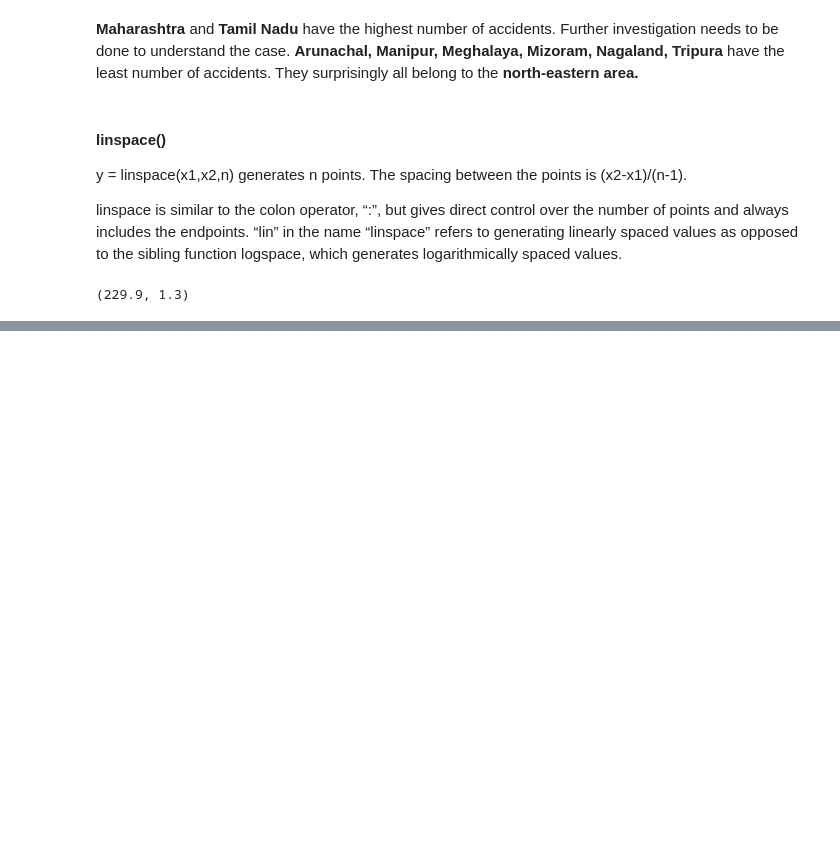
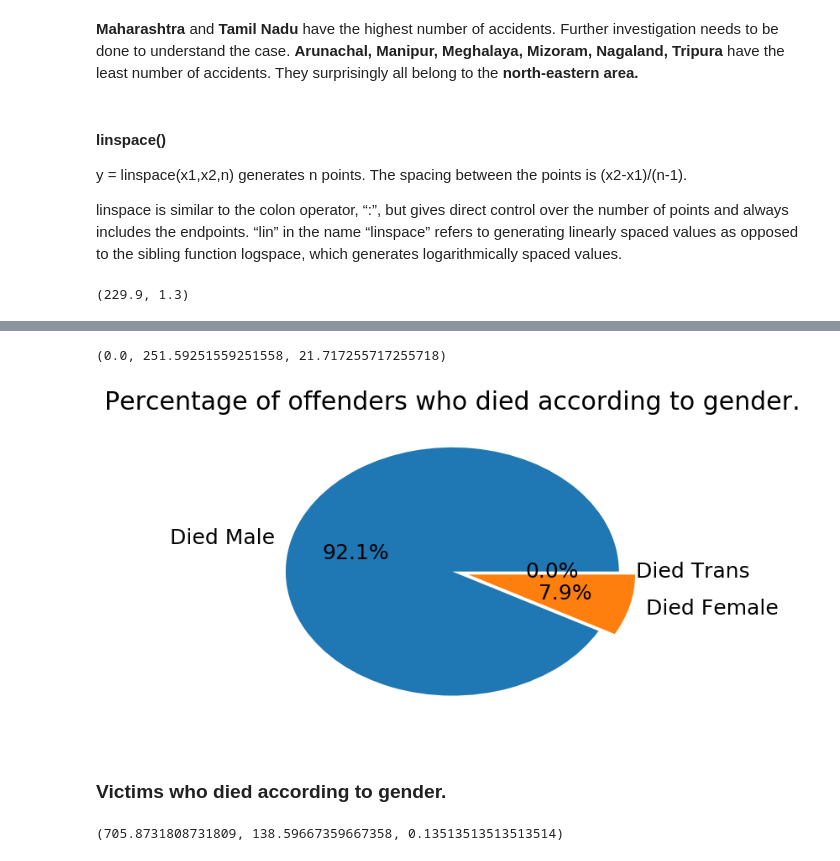
Before and after one commit to katreparitosh/Multi-Dimentional-Data-Analytics-of-Road-Accidents-in-India, a Jupyter notebook: Road-Accidents-Analysis.ipynb, the cells around one changed output, grey strips where cells are left out. Cells and saved outputs as stored; diff of their text form; code cells hidden in the pictures; blank space fills up the shorter version.

```diff
--- a/Road-Accidents-Analysis.ipynb
+++ b/Road-Accidents-Analysis.ipynb
@@ -392,0 +421,20 @@ numpy.float64
+# %%
+meanOffMale = (np.mean(df1['Offenders (Driver/Pedestrian) Died_Male']))
+# %%
+meanOffFemale = (np.mean(df1['Offenders (Driver/Pedestrian) Died_Female']))
+# %%
+meanOffTrans = (np.mean(df1['Offenders (Driver/Pedestrian) Died_Transgender']))
+meanOffTrans, meanOffMale, meanOffFemale
+# %% [output]
+(0.0, 251.59251559251558, 21.717255717255718)
+# %%
+sizes = [meanOffMale, meanOffFemale, meanOffTrans]
+labels = ['Died Male','Died Female', 'Died Trans']
+explode = (0, 0.1, 0)
+plt.pie(sizes, labels = labels, explode = explode, autopct = '%.1f%%')
+plt.title("Percentage of offenders who died according to gender.")
+plt.show()
+# %% [output]
+[figure, added]
+# %% [markdown]
+### Victims who died according to gender.
@@ -392,0 +445,5 @@ numpy.float64
+# %%
+meanVictTrans = (np.mean(df1['Victims Died_Transgender']))
+meanVictMale, meanVictFemale, meanVictTrans
+# %% [output]
+(705.8731808731809, 138.59667359667358, 0.13513513513513514)
```
Also changed, not shown: parts of 19 cells of this notebook.
